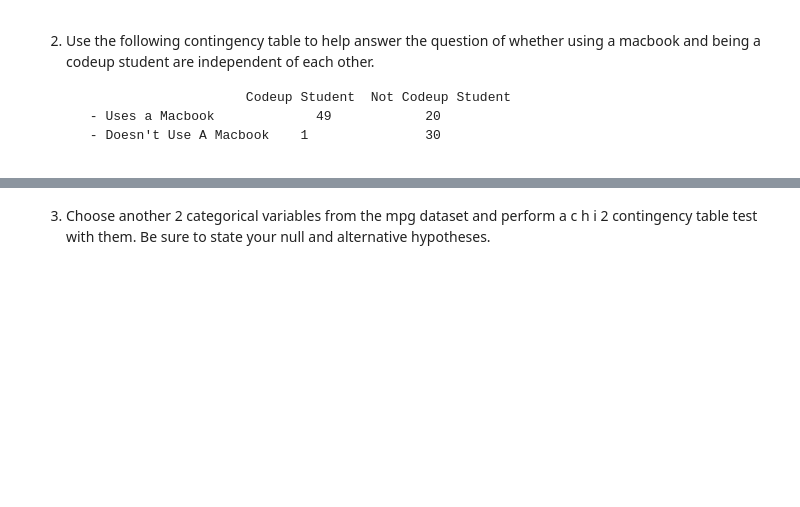
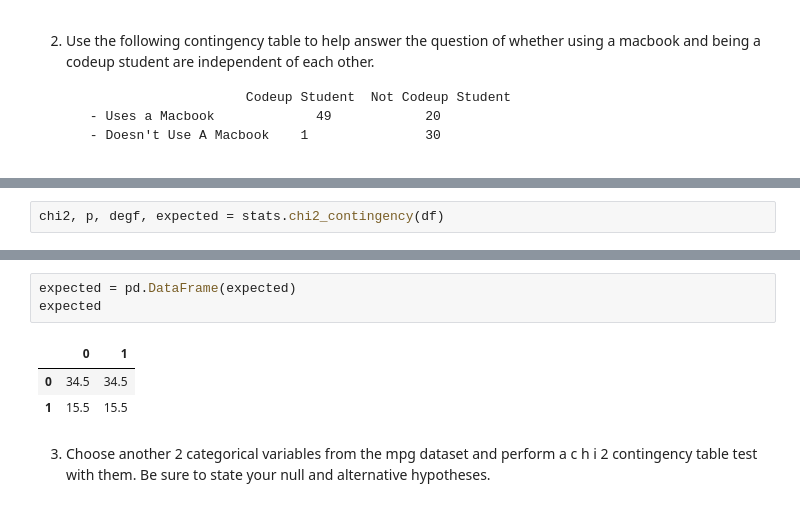
Before and after one commit to SHAWNSMITH16/statistics-exercises, a Jupyter notebook: hypothesis_testing.ipynb, the cells around one changed output, grey strips where cells are left out. Saved outputs shown, nothing was run; the diff lists cells and outputs as text; blank space fills up the shorter version.

```diff
--- a/hypothesis_testing.ipynb
+++ b/hypothesis_testing.ipynb
@@ -640,0 +655,2 @@ r_value:  0.5228138502259547
+# %%
+chi2, p, degf, expected = stats.chi2_contingency(df)
@@ -641,3 +671,10 @@ r_value:  0.5228138502259547
+# %%
+expected = pd.DataFrame(expected)
+expected
+# %% [output]
+|  | 0 | 1 |
+| 0 | 34.5 | 34.5 |
+| 1 | 15.5 | 15.5 |
 # %% [markdown]
 3. Choose another 2 categorical variables from the mpg dataset and perform a
 c
```
Also changed, not shown: parts of 58 cells of this notebook.
